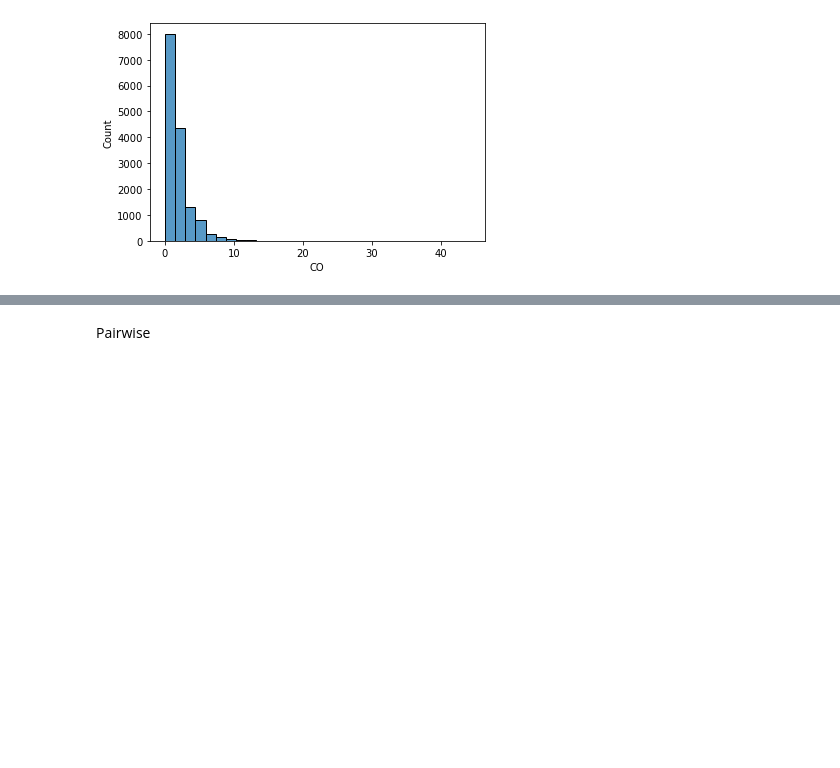
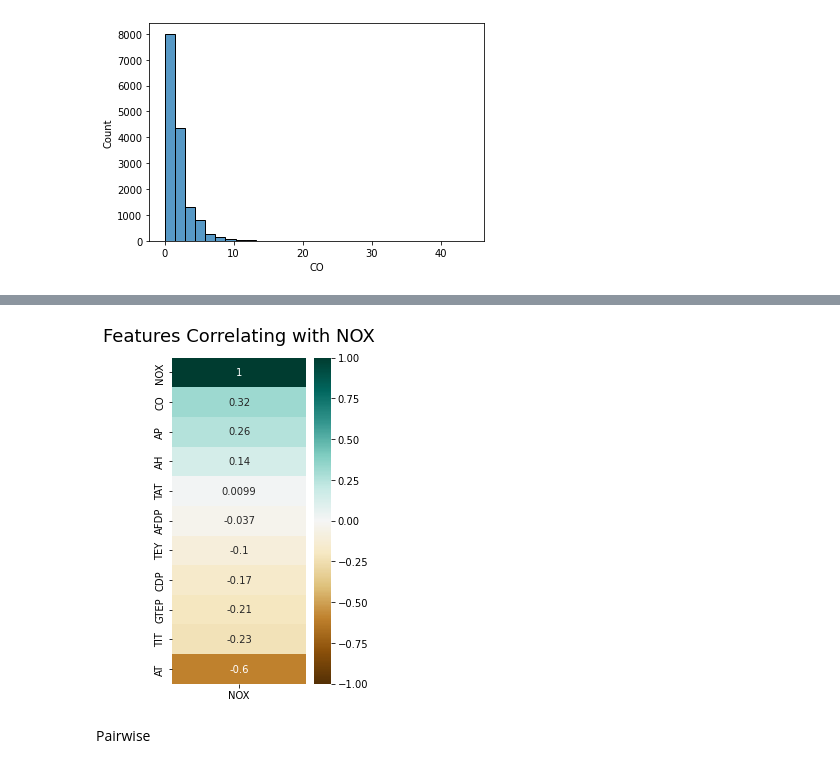
Before and after one commit to gil612/APP_P5, a Jupyter notebook: prediction.ipynb, the cells around one changed output, grey strips where cells are left out. Cells and saved outputs as stored; diff of their text form; code cells hidden in the pictures; blank space fills up the shorter version.

```diff
--- a/prediction.ipynb
+++ b/prediction.ipynb
@@ -61,3 +67,9 @@ heatmap.set_title('Correlation matrix of input variables', fontdict={'fontsize':
+# %%
+plt.figure(figsize=(3, 6))
+heatmap = sns.heatmap(df.corr()[['NOX']].sort_values(by='NOX', ascending=False), vmin=-1, vmax=1, annot=True, cmap='BrBG')
+heatmap.set_title('Features Correlating with NOX', fontdict={'fontsize':18}, pad=16);
+# %% [output]
+[figure, added]
 # %% [markdown]
 Pairwise
 # %%
```
Also changed, not shown: parts of 7 cells of this notebook.
